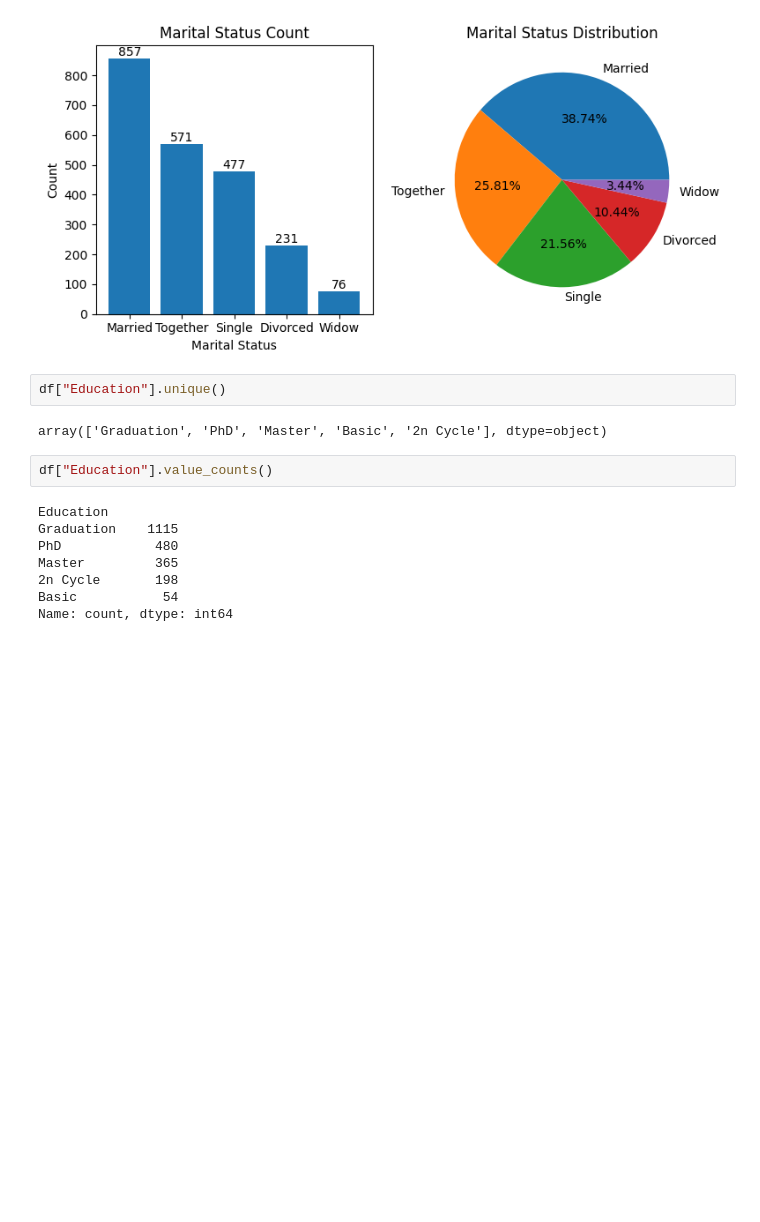
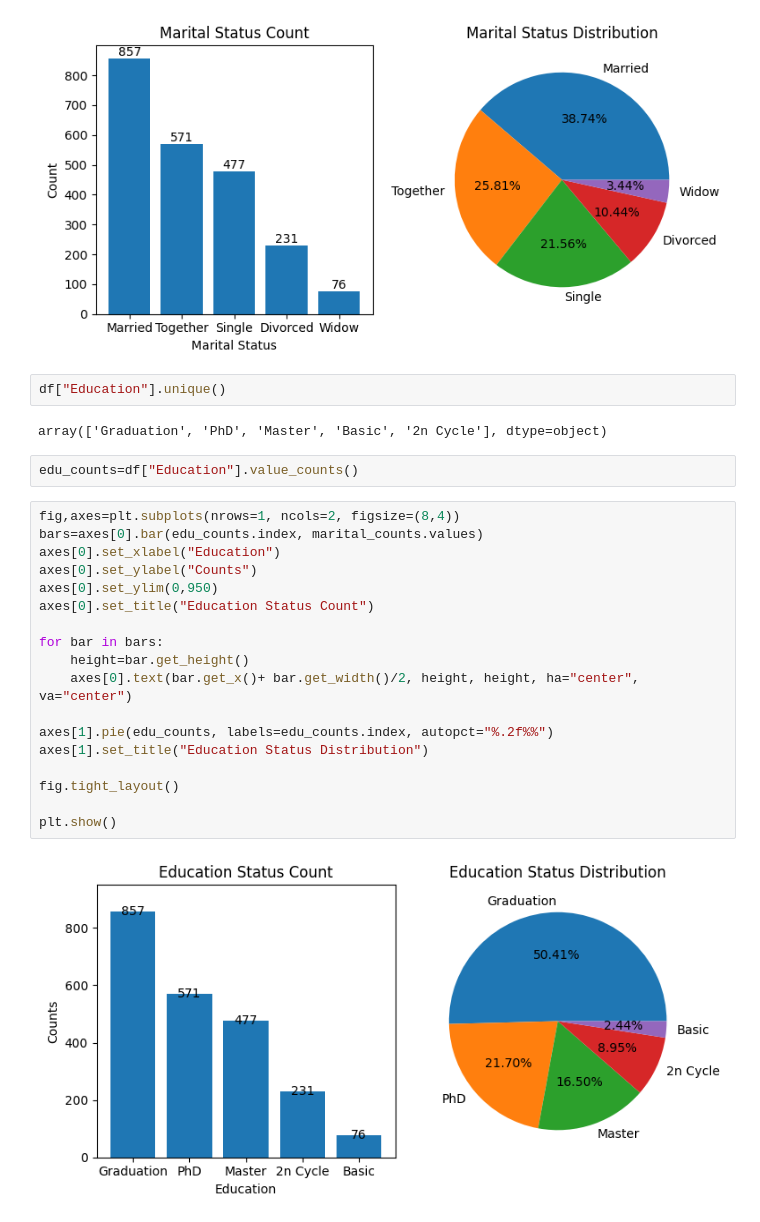
Before and after one commit to itsvaibhav30/Marketing_campaign_analysis, a Jupyter notebook: marketing_campaign_analysis.ipynb, the cells around one changed output. Cells and saved outputs as stored; diff of their text form; blank space fills up the shorter version.

Commit message:
Done till analysing education

```diff
--- a/marketing_campaign_analysis.ipynb
+++ b/marketing_campaign_analysis.ipynb
@@ -289,12 +289,24 @@ df["Education"].unique()
 # %% [output]
 array(['Graduation', 'PhD', 'Master', 'Basic', '2n Cycle'], dtype=object)
 # %%
-df["Education"].value_counts()
+edu_counts=df["Education"].value_counts()
-# %% [output]
-Education
-Graduation    1115
-PhD            480
-Master         365
-2n Cycle       198
-Basic           54
-Name: count, dtype: int64
+# %%
+fig,axes=plt.subplots(nrows=1, ncols=2, figsize=(8,4))
+bars=axes[0].bar(edu_counts.index, marital_counts.values)
+axes[0].set_xlabel("Education")
+axes[0].set_ylabel("Counts")
+axes[0].set_ylim(0,950)
+axes[0].set_title("Education Status Count")
+
+for bar in bars:
+    height=bar.get_height()
+    axes[0].text(bar.get_x()+ bar.get_width()/2, height, height, ha="center", va="center")
+
+axes[1].pie(edu_counts, labels=edu_counts.index, autopct="%.2f%%")
+axes[1].set_title("Education Status Distribution")
+
+fig.tight_layout()
+
+plt.show()
+# %% [output]
+[figure, added]
```
